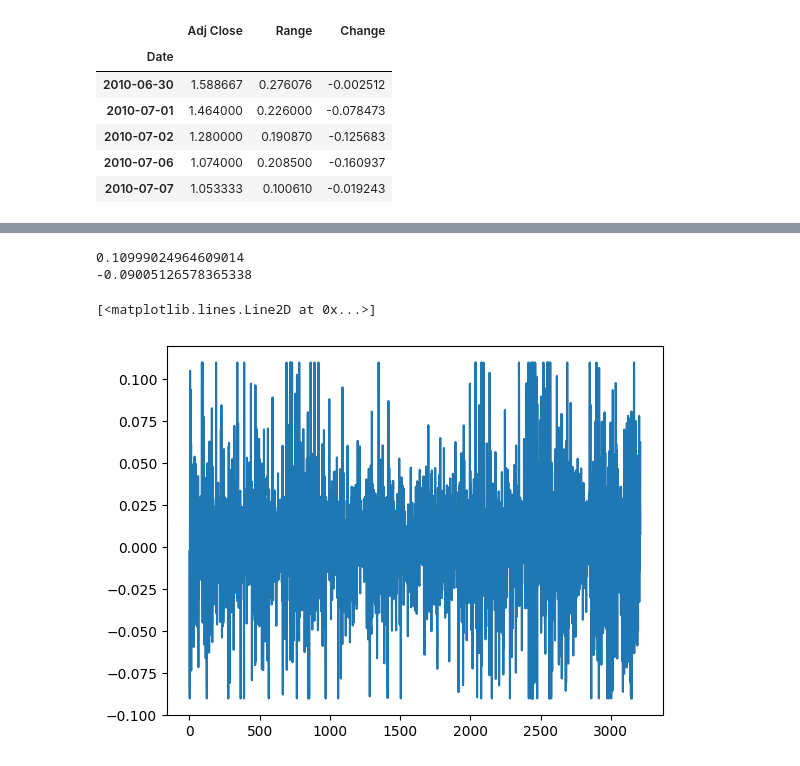
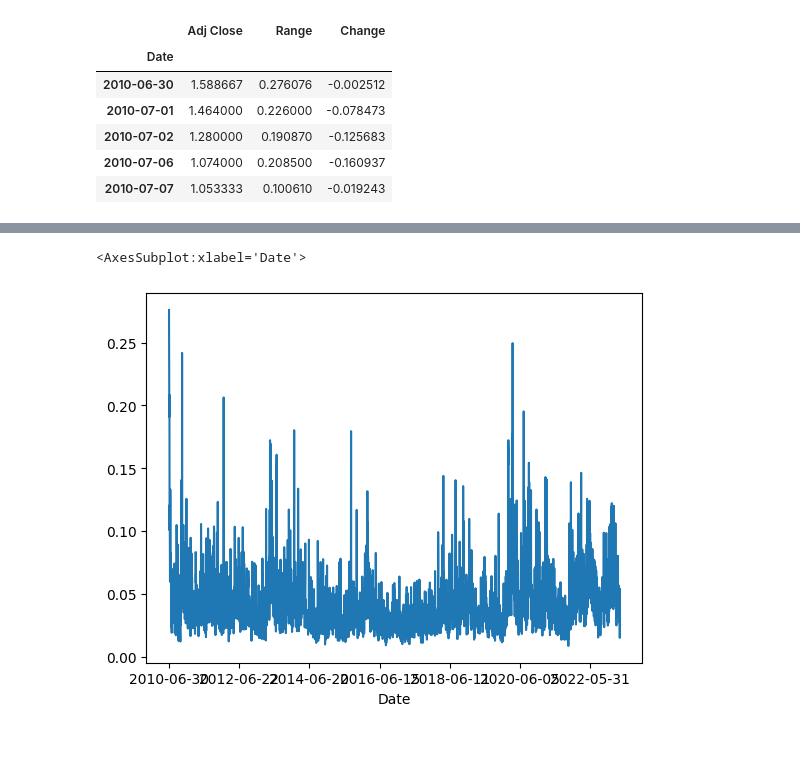
Before and after one commit to jrkosinski/articles, a Jupyter notebook: lstm-preprocessing/3_outliers.ipynb, the cells around one changed output, grey strips where cells are left out. Cells and saved outputs as stored; diff of their text form; code cells hidden in the pictures.

```diff
--- a/lstm-preprocessing/3_outliers.ipynb
+++ b/lstm-preprocessing/3_outliers.ipynb
@@ -16,7 +16,7 @@ To enable them in other operations, rebuild TensorFlow with the appropriate comp
 2023-04-27 14:29:54.153769: W tensorflow/compiler/xla/stream_executor/platform/default/dso_loader.cc:64] Could not load dynamic library 'libnvinfer_plugin.so.7'; dlerror: libnvinfer_plugin.so.7: canno ...
 2023-04-27 14:29:54.153777: W tensorflow/compiler/tf2tensorrt/utils/py_utils.cc:38] TF-TRT Warning: Cannot dlopen some TensorRT libraries. If you would like to use Nvidia GPU with TensorRT, please mak ...
 # %%
-df = pd.read_csv("TSLA-d.csv", index_col=0)
+df = pd.read_csv("data/TSLA-d.csv", index_col=0)
 df.pop("Volume")
 df["Range"] = (df["High"] - df["Low"]) / df["Open"]
 df.pop("Open")
@@ -38,4 +56,2 @@ df.head()
 # %%
-# REMOVE INDEX COL
-df = pd.DataFrame(df.values, columns=['Adj Close', 'Range', 'Change'])
-df.head()
+# III.A: Outliers in Change Column
@@ -72,13 +131,16 @@ df = squash_col_outliers(df, 'Change')
 # %%
-# SHOW NEW MIN & MAX
-print(df['Change'].max())
-print(df['Change'].min())
+# III.B Outliers in Range Column
-# %% [output]
-0.10999024964609014
--0.09005126578365338
 # %%
-# PLOT CLEANSED CHANGE
-plt.plot(df['Change'])
+'''
+III.B.1: Plot Range Before Handling Outliers
+
+The shape of the Range data is a bit different, so I'm going to do basically the same thing, but I'm going
+to pass different values for the upper and lower limits, so that the left of the distribution will be less
+affected by squashing, and the right of the distribution will be more affected (which is where it's needed).
+I can do that by just passing lower values (lower than the default) for both min_quantile and max_quantile.
+That will cause the function to squash more on the top and less (or not at all, in this case) on the bottom.
+'''
+df['Range'].plot()
 # %% [output]
-[<matplotlib.lines.Line2D at 0x...>]
+<AxesSubplot:xlabel='Date'>
-[figure, old version]
+[figure, new version]
```
Also changed, not shown: parts of 11 cells of this notebook, 5 other files.
